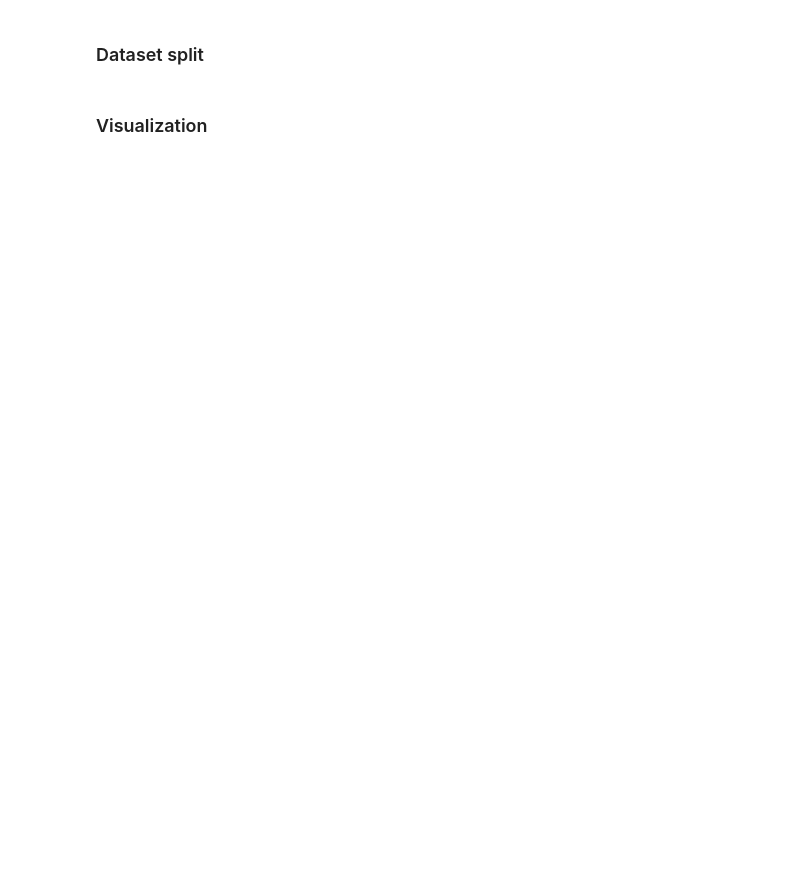
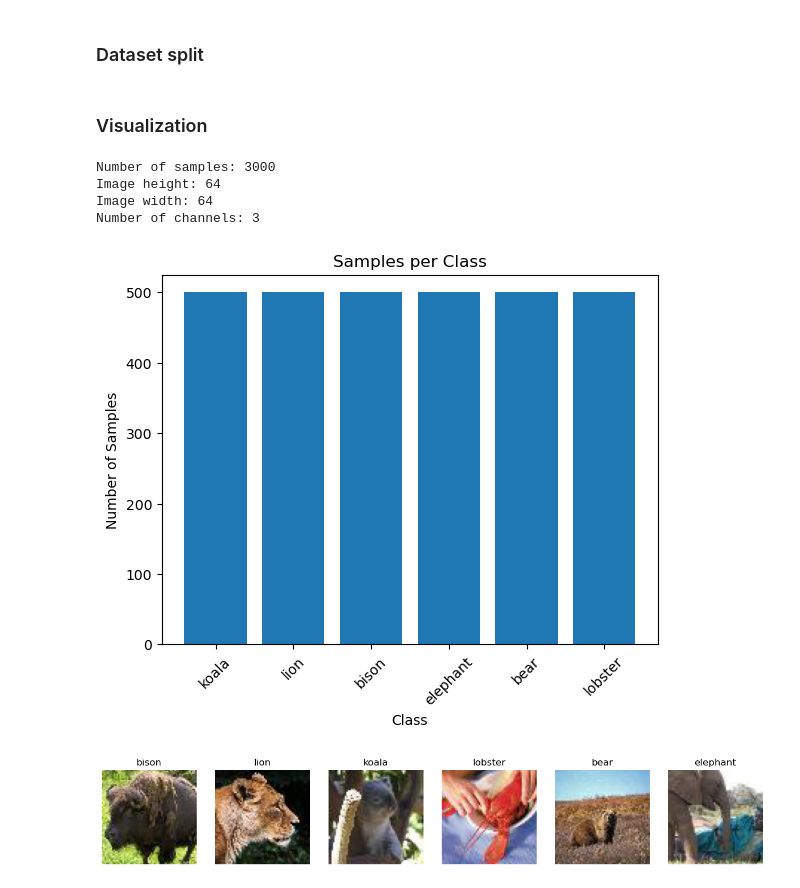
Before and after one commit to oliverdietsche/aiap-miniproj2, a Jupyter notebook: main.ipynb, the cells around one changed output. Drawn from its saved outputs; the diff is of its cells as text; code cells hidden in the pictures; blank space fills up the shorter version.

Commit message:
Normalize and visualize data

```diff
--- a/main.ipynb
+++ b/main.ipynb
@@ -49,0 +53,6 @@ labels = np.array(labels)
+# %%
+print(f"Range of pixel values: [{images.min()};{images.max()}]")
+
+images = images / 255.0
+
+print(f"Range of pixel values: [{images.min()};{images.max()}]")
@@ -61,0 +72,45 @@ train_data, val_data, train_labels, val_labels = train_test_split(train_val_imgs
+# %%
+# Collect and print image stats
+(train_samples, image_height, image_width, num_channels) = images.shape
+print(f"Number of samples: {train_samples}")
+print(f"Image height: {image_height}")
+print(f"Image width: {image_width}")
+print(f"Number of channels: {num_channels}")
+
+# Count samples per class
+samples_per_class = {}
+for label in labels:
+    samples_per_class[label] = samples_per_class.get(label, 0) + 1
+
+# Determine if dataset is balanced
+class_labels = list(samples_per_class.keys())
+class_counts = list(samples_per_class.values())
+plt.bar(class_labels, class_counts)
+plt.title('Samples per Class')
+plt.xlabel('Class')
+plt.ylabel('Number of Samples')
+plt.xticks(rotation=45)
+plt.show()
+
+# Plot sample image for every class
+num_samples_to_plot = 6
+classes_to_plot = np.random.choice(list(samples_per_class.keys()), num_samples_to_plot, replace=False)
+
+fig, axs = plt.subplots(1, num_samples_to_plot, figsize=(15, 3))
+
+for i, class_label in enumerate(classes_to_plot):
+    class_indices = np.where(labels == class_label)[0]
+    sample_index = np.random.choice(class_indices)
+    sample_image = images[sample_index]
+    axs[i].imshow(sample_image)
+    axs[i].set_title(class_label)
+    axs[i].axis('off')
+
+plt.show()
+# %% [output]
+Number of samples: 3000
+Image height: 64
+Image width: 64
+Number of channels: 3
+[figure, added]
+[figure, added]
```
Also changed, not shown: parts of 5 cells of this notebook, 1 other file.
